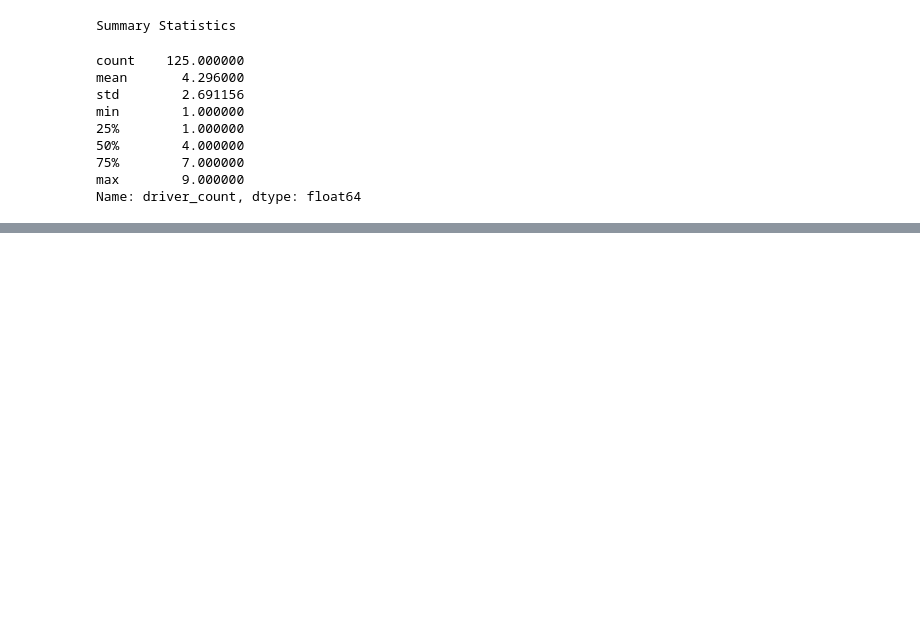
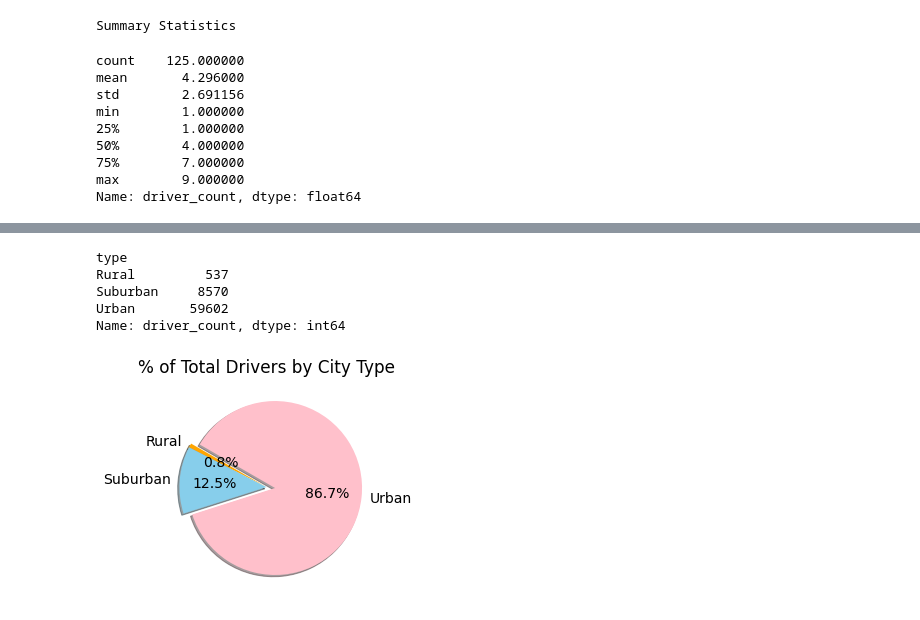
Before and after one commit to kyturr/PyBer_Analysis, a Jupyter notebook: PyBer.ipynb, the cells around one changed output, grey strips where cells are left out. Drawn from its saved outputs; the diff is of its cells as text; code cells hidden in the pictures; blank space fills up the shorter version.

```diff
--- a/PyBer.ipynb
+++ b/PyBer.ipynb
@@ -736,0 +826,33 @@ fig.savefig('analysis/Fig4.png')
+# %%
+sum_body=pyber_data_df.groupby(['type'])['driver_count'].sum()
+sum_body
+# %% [output]
+type
+Rural         537
+Suburban     8570
+Urban       59602
+Name: driver_count, dtype: int64
+# %%
+# Set pie settings variables
+palette=["orange", "skyblue", "pink"]
+boom= [0 , 0 , 0.1]
+names= ['Rural','Suburban','Urban']
+# Import mpl to change the plot configurations using rcParams.
+import matplotlib as mpl
+#format pie chart
+plt.pie(sum_body,
+        explode=boom,
+        labels=names,
+        shadow=True,
+        autopct='%1.1f%%',
+        colors=palette,
+        startangle=150)
+plt.title("% of Total Drivers by City Type")
+# Change the default font size from 10 to 14.
+mpl.rcParams['font.size'] = 14
+# Save Figure
+plt.savefig("analysis/Fig7.png")
+# Show Figure
+plt.show()
+# %% [output]
+[figure, added]
```
Also changed, not shown: parts of 11 cells of this notebook, 3 other files.
